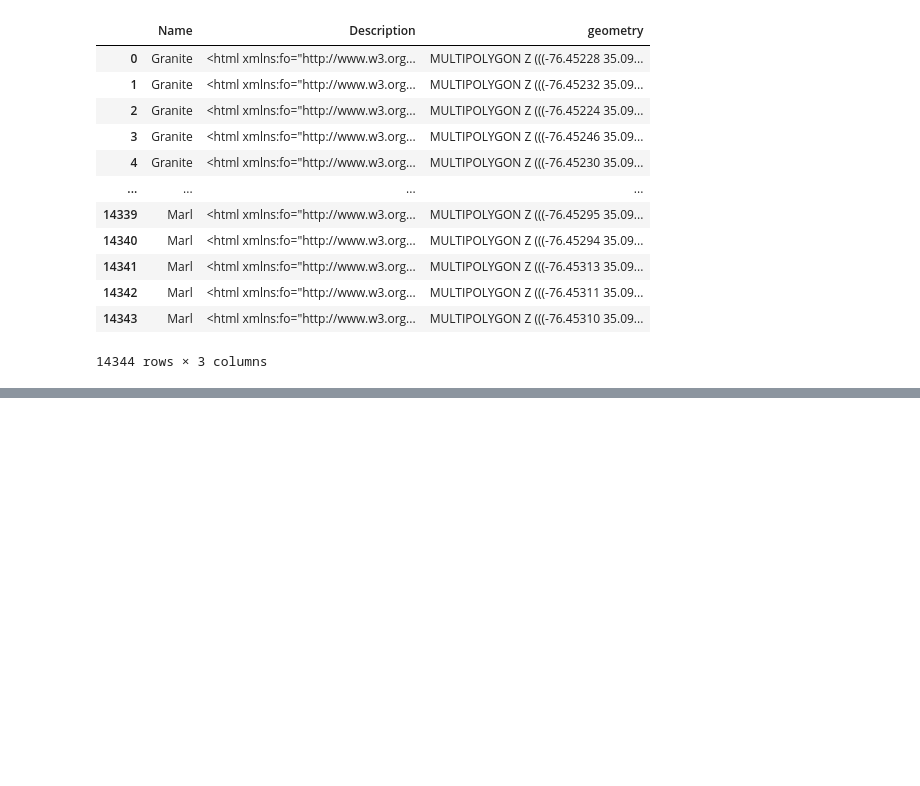
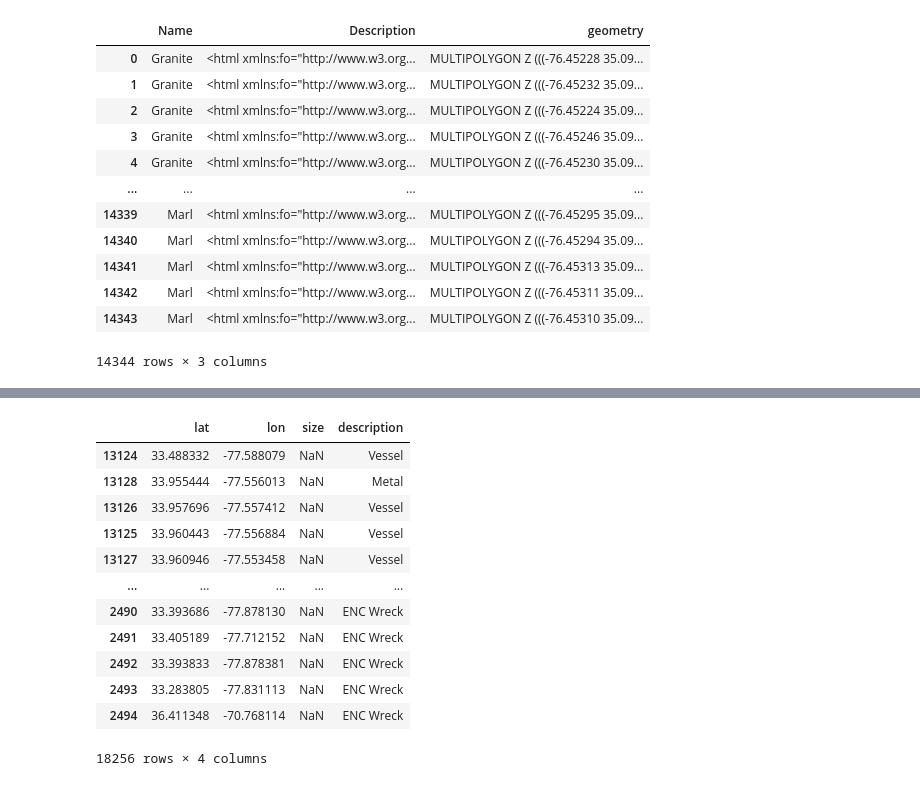
Before and after one commit to allisonw5/seafloor-objects, a Jupyter notebook: ea-capstone-2023.ipynb, the cells around one changed output, grey strips where cells are left out. Cells and saved outputs as stored; diff of their text form; code cells hidden in the pictures; blank space fills up the shorter version.

```diff
--- a/ea-capstone-2023.ipynb
+++ b/ea-capstone-2023.ipynb
@@ -209,2 +228,18 @@ geopandas.geoseries.GeoSeries
 # %%
-# TODO: Figoure out how to plot all these things on top of eachother
+# Concatonate the dataframes
+total_df = pd.concat([reef_df, AWOIS_df, ENC_df])
+total_df
+# %% [output]
+|  | lat | lon | size | description |
+| 13124 | 33.488332 | -77.588079 | NaN | Vessel |
+| 13128 | 33.955444 | -77.556013 | NaN | Metal |
+| 13126 | 33.957696 | -77.557412 | NaN | Vessel |
+| 13125 | 33.960443 | -77.556884 | NaN | Vessel |
+| 13127 | 33.960946 | -77.553458 | NaN | Vessel |
+| ... | ... | ... | ... | ... |
+| 2490 | 33.393686 | -77.878130 | NaN | ENC Wreck |
+| 2491 | 33.405189 | -77.712152 | NaN | ENC Wreck |
+| 2492 | 33.393833 | -77.878381 | NaN | ENC Wreck |
+| 2493 | 33.283805 | -77.831113 | NaN | ENC Wreck |
+| 2494 | 36.411348 | -70.768114 | NaN | ENC Wreck |
+18256 rows × 4 columns
```
Also changed, not shown: parts of 11 cells of this notebook.
